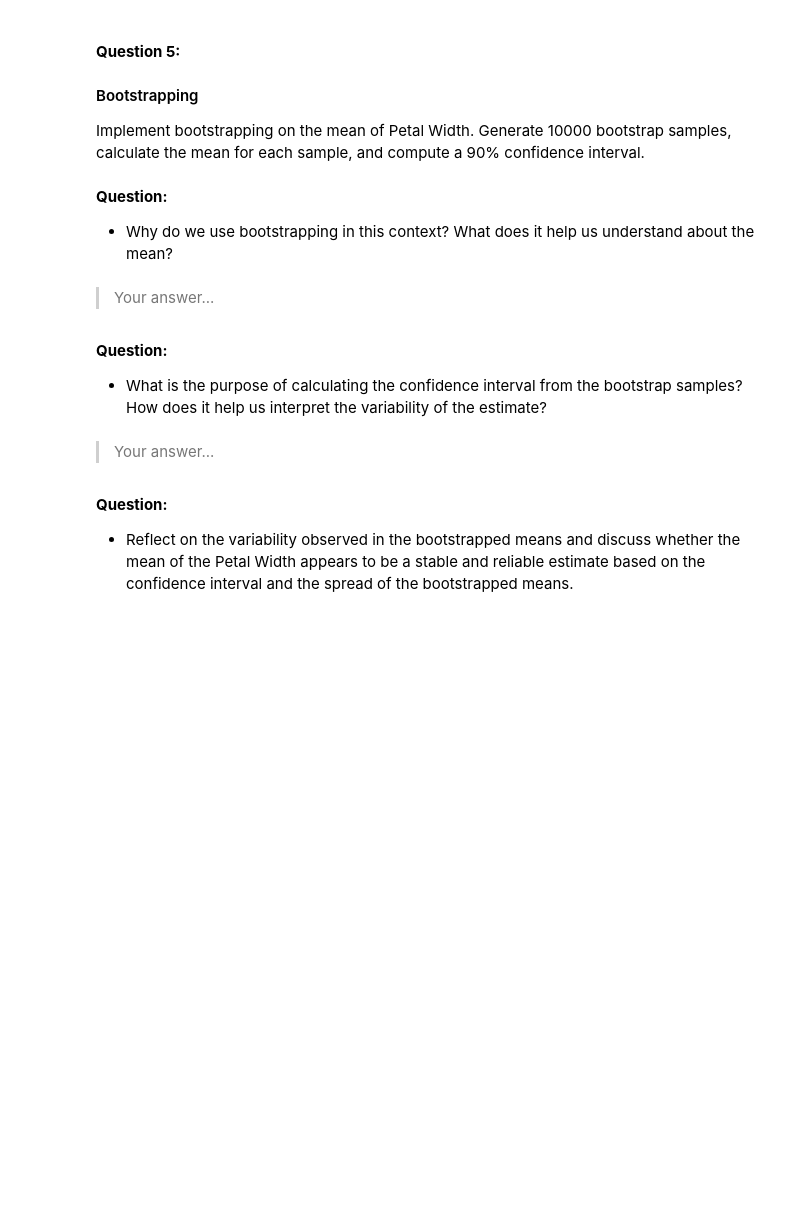
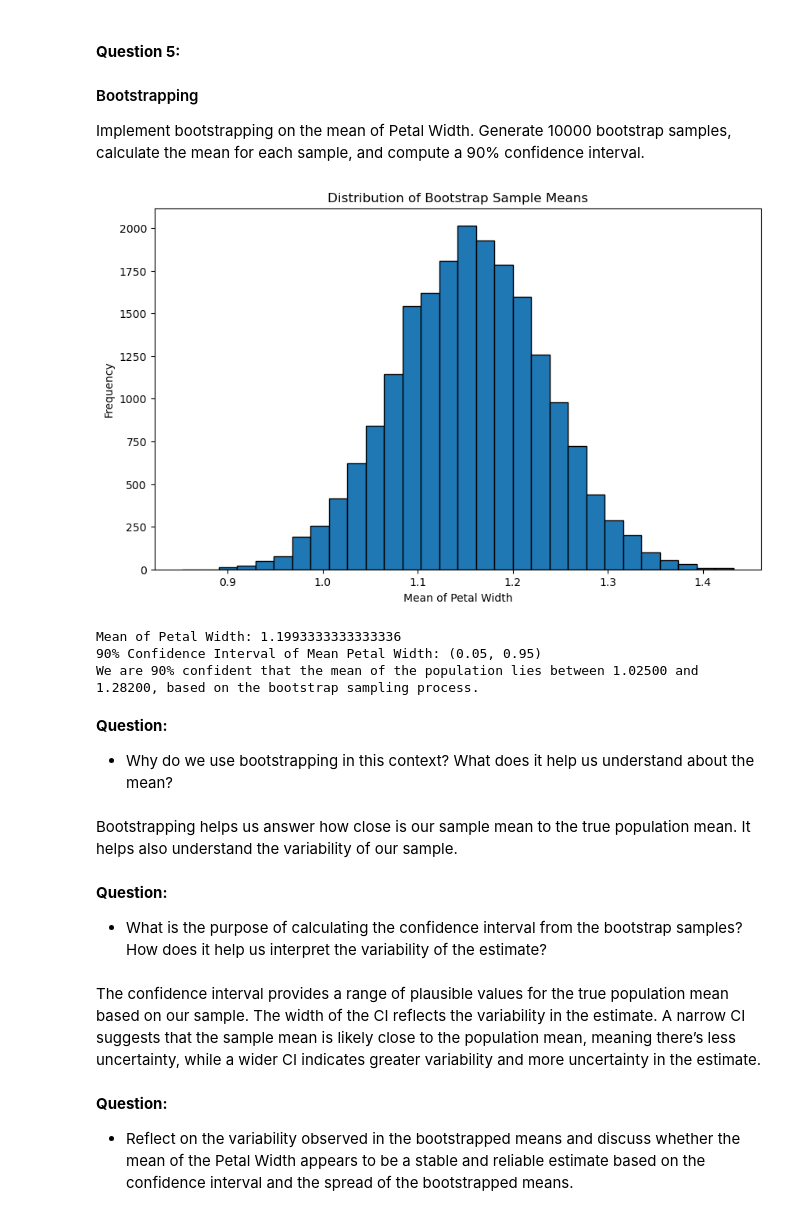
Before and after one commit to Carvas91/LCR, a Jupyter notebook: 02_activities/assignments/assignment_3.ipynb, the cells around one changed output. Cells and saved outputs as stored; diff of their text form; code cells hidden in the pictures; blank space fills up the shorter version.

Commit message:
assignment completed

```diff
--- a/02_activities/assignments/assignment_3.ipynb
+++ b/02_activities/assignments/assignment_3.ipynb
@@ -180,26 +180,65 @@ Implement bootstrapping on the mean of Petal Width. Generate 10000 bootstrap sam
 # %%
 # Your answer here...
 
-mean_petal_width = 🤷‍♂️
+mean_petal_width = iris_df['petal width (cm)'].mean() #the mean of our 150 rows of petal width data
 
 np.random.seed(123)
 
-lower_bound = 🤷‍♂️
-upper_bound = 🤷‍♂️
+#Bootsrapping
+# Create a sample with 100 random rows from the original data
+one_sample = iris_df.sample(100)
+one_sample_petal_width_mean = one_sample['petal width (cm)'].mean() #the mean of our 80 rows of petal width data
+
+# Create an empty list to store the sample means
+
+bootstrap_samples = []
+
+for i in range(20_000):
+    sample = one_sample.sample(frac=1, replace=True)
+    sample = sample.assign(sample_id=i)
+    bootstrap_samples.append(sample)
+
+# Create a DataFrame from the list
+bootstrap_20k_samples = pd.concat(bootstrap_samples)
+
+# Calculate the mean of each sample
+bootstrap_means = bootstrap_20k_samples.groupby('sample_id')['petal width (cm)'].mean().reset_index(name="mean_petal_width")
+
+
+#plotting the histogram
+plt.figure(figsize=(10, 6))
+plt.hist(bootstrap_means['mean_petal_width'], bins=30, edgecolor='black')
+plt.title('Distribution of Bootstrap Sample Means')
+plt.xlabel('Mean of Petal Width')
+plt.ylabel('Frequency')
+plt.show()
+
+#CI Bounds
+lower_bound = 0.05
+upper_bound = 0.95
+
+# Calculate the 90% confidence interval
+ci_bounds = bootstrap_means['mean_petal_width'].quantile([lower_bound, upper_bound])
 
 # Display the result
 print(f"Mean of Petal Width: {mean_petal_width}")
 print(f"90% Confidence Interval of Mean Petal Width: ({lower_bound}, {upper_bound})")
+print(f"We are 90% confident that the mean of the population lies between {ci_bounds.iloc[0]:.5f} and {ci_bounds.iloc[1]:.5f}, based on the bootstrap sampling process.")
+# %% [output]
+[figure, added]
+Mean of Petal Width: 1.1993333333333336
+90% Confidence Interval of Mean Petal Width: (0.05, 0.95)
+We are 90% confident that the mean of the population lies between 1.02500 and 1.28200, based on the bootstrap sampling process.
 # %% [markdown]
 **Question:**
 - Why do we use bootstrapping in this context? What does it help us understand about the mean?
 # %% [markdown]
->  Your answer...
+Bootstrapping helps us answer how close is our sample mean to the true population mean. It helps also understand the variability of our sample.
 # %% [markdown]
 **Question:**
 - What is the purpose of calculating the confidence interval from the bootstrap samples? How does it help us interpret the variability of the estimate?
 # %% [markdown]
-> Your answer...
+The confidence interval provides a range of plausible values for the true population mean based on our sample. The width of the CI reflects the variability in the estimate. A narrow CI suggests that the sample mean is likely close to the population mean, meaning there’s less uncertainty, while a wider CI indicates greater variability and more uncertainty in the estimate.
 # %% [markdown]
 **Question:**
 
```
Also changed, not shown: parts of 1 cell of this notebook.
